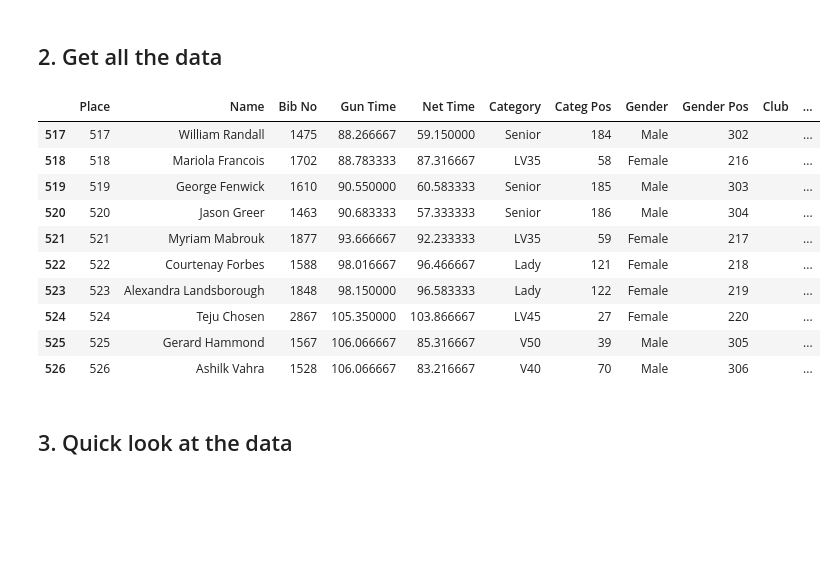
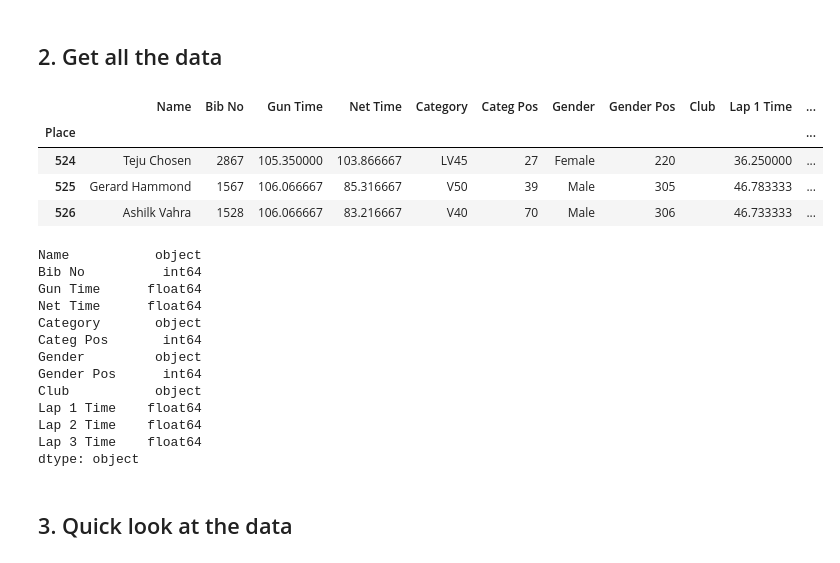
Before and after one commit to CDonnerer/regents-races, a Jupyter notebook: scrape_data.ipynb, the cells around one changed output. Saved outputs shown, nothing was run; the diff lists cells and outputs as text; code cells hidden in the pictures; blank space fills up the shorter version.

Commit message:
Second analysis of race data

```diff
--- a/scrape_data.ipynb
+++ b/scrape_data.ipynb
@@ -52,39 +53,57 @@ def extract_results(soup):
     # remove incomplete races
     df = df[df['Place'] != 0]
 
+    # set index to place in race
+    df = df.set_index('Place')
+
     # for convenience, we convert times to (float) minutes
+    # this a bit messy but robust.
     cols = ['Gun Time','Net Time','Lap 1 Time','Lap 2 Time','Lap 3 Time']
 
     for c in cols:
         df[c] = df[c].replace({'-': None})
-        time = pd.DatetimeIndex(df[c])
-        df[c] = 60.0* time.hour + 1.0* time.minute + 1.0/60.0 * time.second
+        time = (df[c].str.split(':'))
+        df[c] = ( 60.0     *time.str[0].values.astype(float)
+                 +1.0      *time.str[1].values.astype(float)
+                 +1.0/60.0 *time.str[2].values.astype(float))
 
     return df
 # %% [markdown]
 ## 2. Get all the data
 # %%
-year = [2017]
+# this will take a few minutes to run!
+
+year = [2011,2012,2013,2014,2015,2016,2017]
 
 for y in year:
-    for r in range(1,6): # five races each year
+    for r in range(0,6): # six races each year
         soup = get_race_soup(y,r)
         df = extract_results(soup)
-        df.to_csv('data/y'+str(2017)+'_r'+str(r), encoding='utf-8')
+        df.to_csv('data/y'+str(y)+'_r'+str(r), encoding='utf-8')
 # %%
-df.tail(10)
+df.tail(3)
 # %% [output]
-|  | Place | Name | Bib No | Gun Time | Net Time | Category | Categ Pos | Gender | Gender Pos | Club | ... |
-| 517 | 517 | William Randall | 1475 | 88.266667 | 59.150000 | Senior | 184 | Male | 302 |  | ... |
-| 518 | 518 | Mariola Francois | 1702 | 88.783333 | 87.316667 | LV35 | 58 | Female | 216 |  | ... |
-| 519 | 519 | George Fenwick | 1610 | 90.550000 | 60.583333 | Senior | 185 | Male | 303 |  | ... |
-| 520 | 520 | Jason Greer | 1463 | 90.683333 | 57.333333 | Senior | 186 | Male | 304 |  | ... |
-| 521 | 521 | Myriam Mabrouk | 1877 | 93.666667 | 92.233333 | LV35 | 59 | Female | 217 |  | ... |
-| 522 | 522 | Courtenay Forbes | 1588 | 98.016667 | 96.466667 | Lady | 121 | Female | 218 |  | ... |
-| 523 | 523 | Alexandra Landsborough | 1848 | 98.150000 | 96.583333 | Lady | 122 | Female | 219 |  | ... |
-| 524 | 524 | Teju Chosen | 2867 | 105.350000 | 103.866667 | LV45 | 27 | Female | 220 |  | ... |
-| 525 | 525 | Gerard Hammond | 1567 | 106.066667 | 85.316667 | V50 | 39 | Male | 305 |  | ... |
-| 526 | 526 | Ashilk Vahra | 1528 | 106.066667 | 83.216667 | V40 | 70 | Male | 306 |  | ... |
+|  | Name | Bib No | Gun Time | Net Time | Category | Categ Pos | Gender | Gender Pos | Club | Lap 1 Time | ... |
+| Place |  |  |  |  |  |  |  |  |  |  | ... |
+| 524 | Teju Chosen | 2867 | 105.350000 | 103.866667 | LV45 | 27 | Female | 220 |  | 36.250000 | ... |
+| 525 | Gerard Hammond | 1567 | 106.066667 | 85.316667 | V50 | 39 | Male | 305 |  | 46.783333 | ... |
+| 526 | Ashilk Vahra | 1528 | 106.066667 | 83.216667 | V40 | 70 | Male | 306 |  | 46.733333 | ... |
+# %%
+df.dtypes
+# %% [output]
+Name           object
+Bib No          int64
+Gun Time      float64
+Net Time      float64
+Category       object
+Categ Pos       int64
+Gender         object
+Gender Pos      int64
+Club           object
+Lap 1 Time    float64
+Lap 2 Time    float64
+Lap 3 Time    float64
+dtype: object
 # %% [markdown]
 ## 3. Quick look at the data
 # %%
```
Also changed, not shown: parts of 2 cells of this notebook, 1 other file.
